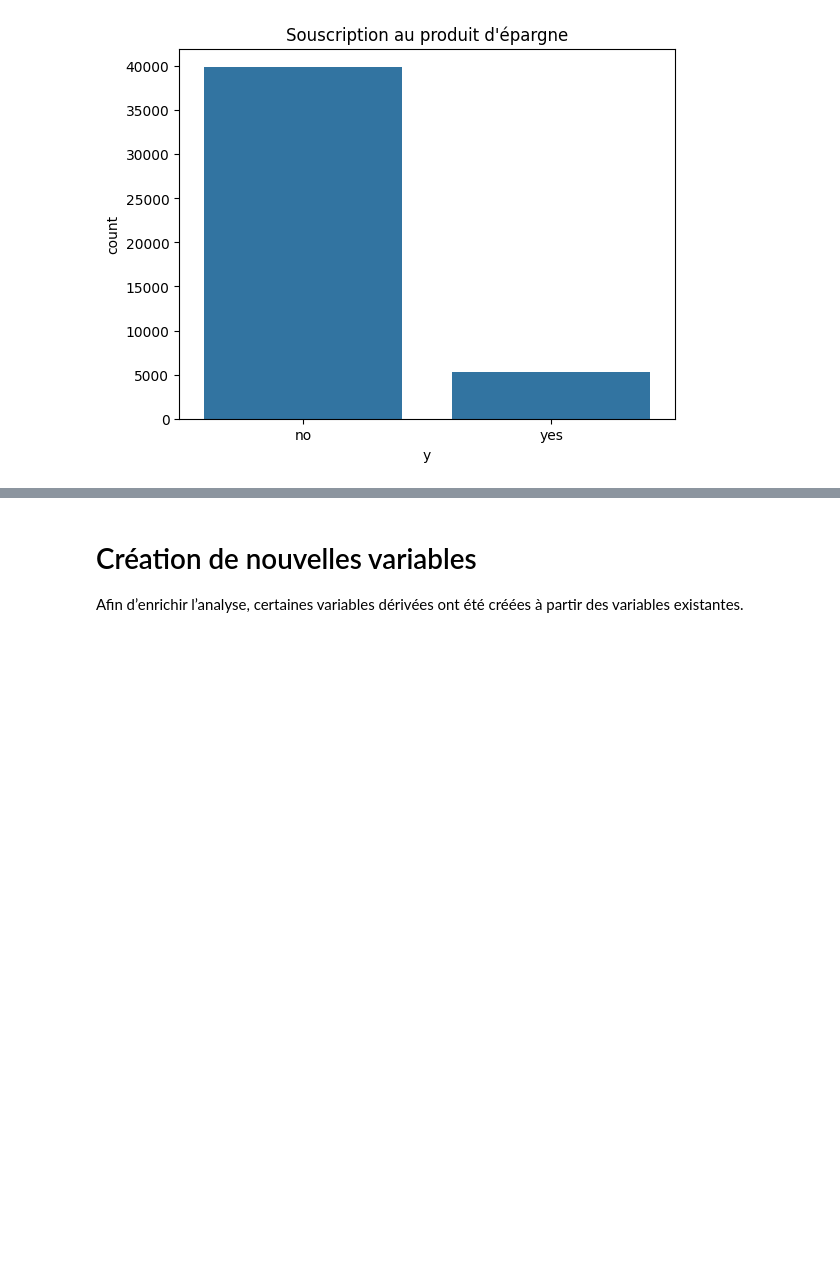
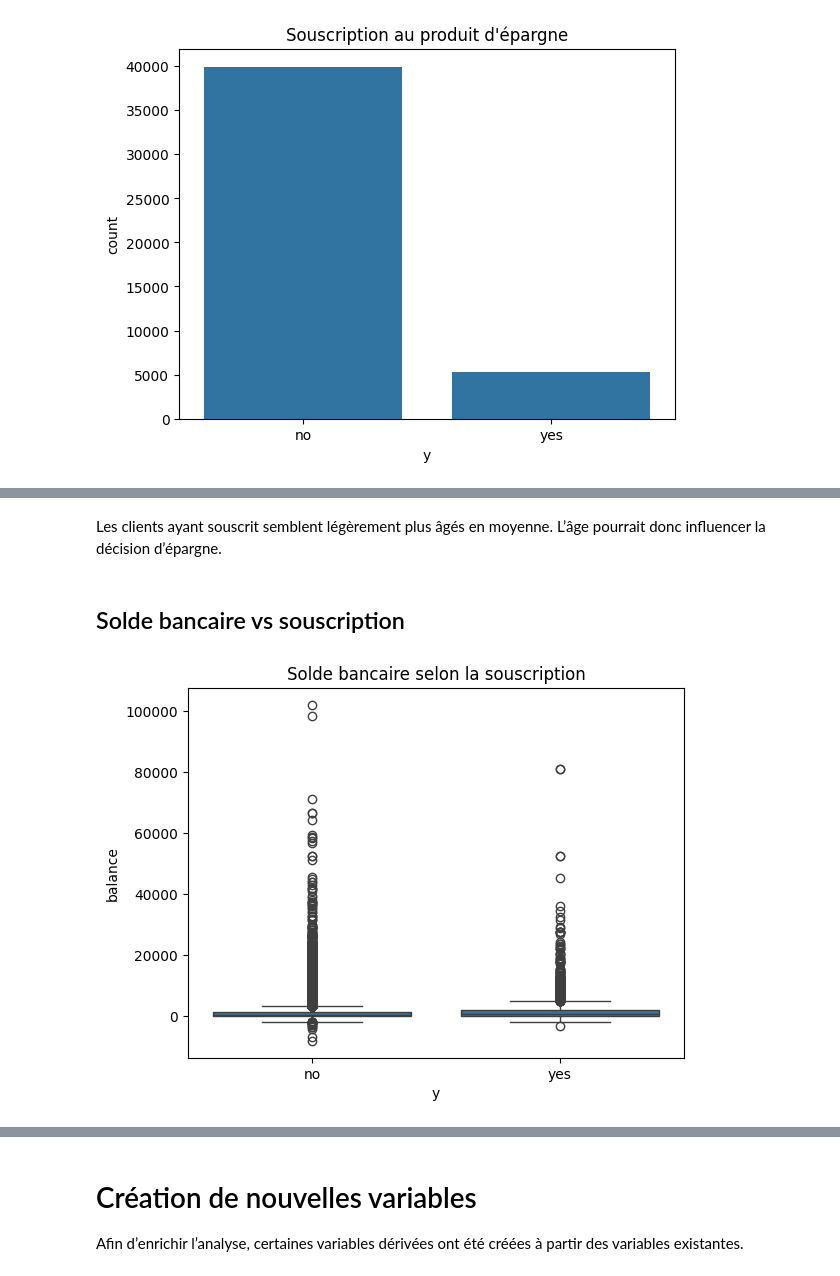
Before and after one commit to yvannerosane/Projet1, a Jupyter notebook: Notebook.ipynb, the cells around one changed output, grey strips where cells are left out. Drawn from its saved outputs; the diff is of its cells as text; code cells hidden in the pictures; blank space fills up the shorter version.

```diff
--- a/Notebook.ipynb
+++ b/Notebook.ipynb
@@ -173,0 +210,10 @@ plt.show()
+# %% [markdown]
+Les clients ayant souscrit semblent légèrement plus âgés en moyenne. L’âge pourrait donc influencer la décision d’épargne.
+# %% [markdown]
+## Solde bancaire vs souscription
+# %%
+sns.boxplot(x="y", y="balance", data=data)
+plt.title("Solde bancaire selon la souscription")
+plt.show()
+# %% [output]
+[figure, added]
```
Also changed, not shown: parts of 14 cells of this notebook.
